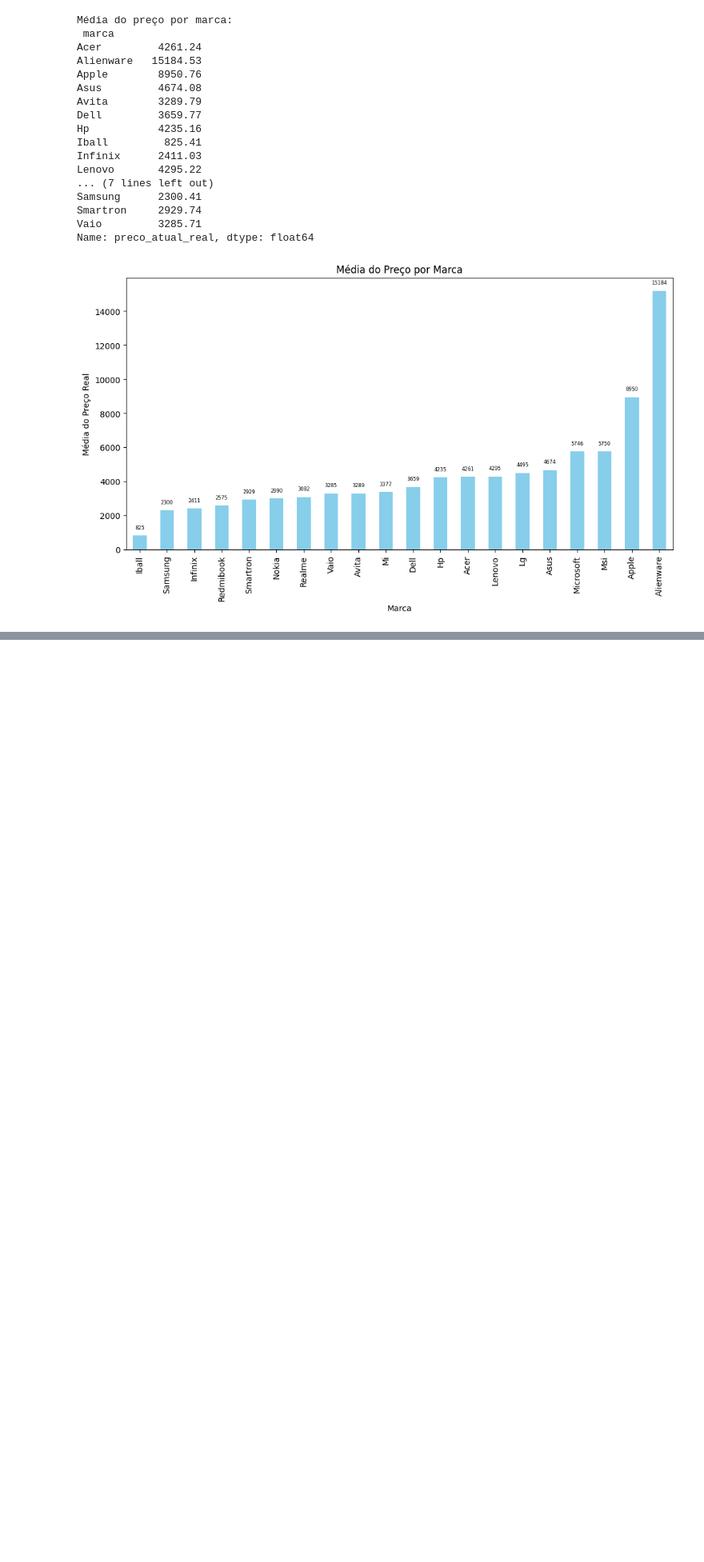
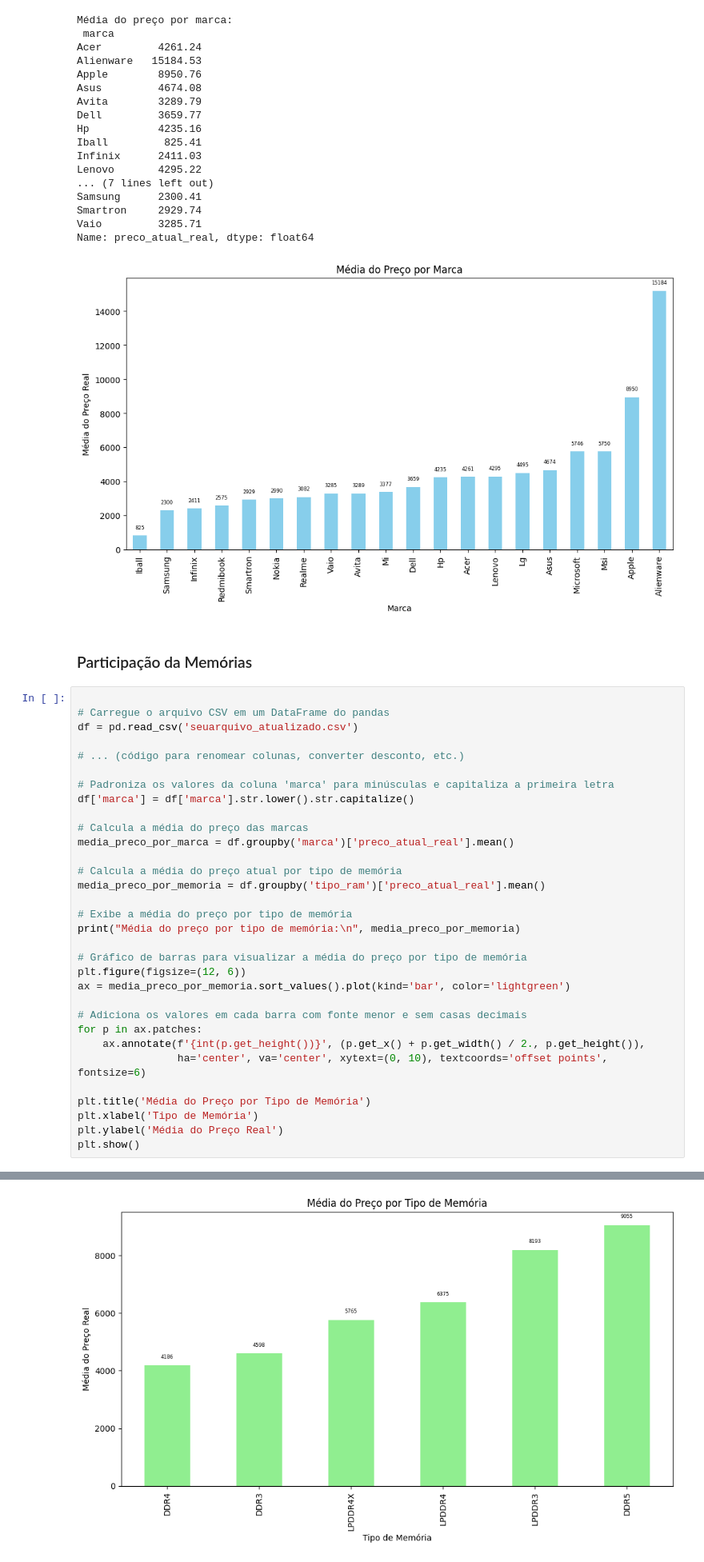
Before and after one commit to NatashaB-randao/Notebook-sales-analysis, a Jupyter notebook: dataImport.ipynb, the cells around one changed output, grey strips where cells are left out. Shown at 80% size. Drawn from its saved outputs; the diff is of its cells as text; blank space fills up the shorter version.

Commit message:
Gráficos

```diff
--- a/dataImport.ipynb
+++ b/dataImport.ipynb
@@ -175,3 +175,38 @@ Smartron     2929.74
 Vaio         3285.71
 Name: preco_atual_real, dtype: float64
 [figure]
+# %% [markdown]
+### Participação da Memórias
+# %%
+
+# Carregue o arquivo CSV em um DataFrame do pandas
+df = pd.read_csv('seuarquivo_atualizado.csv')
+
+# ... (código para renomear colunas, converter desconto, etc.)
+
+# Padroniza os valores da coluna 'marca' para minúsculas e capitaliza a primeira letra
+df['marca'] = df['marca'].str.lower().str.capitalize()
+
+# Calcula a média do preço das marcas
+media_preco_por_marca = df.groupby('marca')['preco_atual_real'].mean()
+
+# Calcula a média do preço atual por tipo de memória
+media_preco_por_memoria = df.groupby('tipo_ram')['preco_atual_real'].mean()
+
+# Exibe a média do preço por tipo de memória
+print("Média do preço por tipo de memória:\n", media_preco_por_memoria)
+
+# Gráfico de barras para visualizar a média do preço por tipo de memória
+plt.figure(figsize=(12, 6))
+ax = media_preco_por_memoria.sort_values().plot(kind='bar', color='lightgreen')
+
+# Adiciona os valores em cada barra com fonte menor e sem casas decimais
+for p in ax.patches:
+    ax.annotate(f'{int(p.get_height())}', (p.get_x() + p.get_width() / 2., p.get_height()),
+                ha='center', va='center', xytext=(0, 10), textcoords='offset points', fontsize=6)
+
+plt.title('Média do Preço por Tipo de Memória')
+plt.xlabel('Tipo de Memória')
+plt.ylabel('Média do Preço Real')
+plt.show()
+# %% [output]
@@ -177,0 +222 @@ Name: preco_atual_real, dtype: float64
+[figure, added]
```
Also changed, not shown: parts of 5 cells of this notebook.
